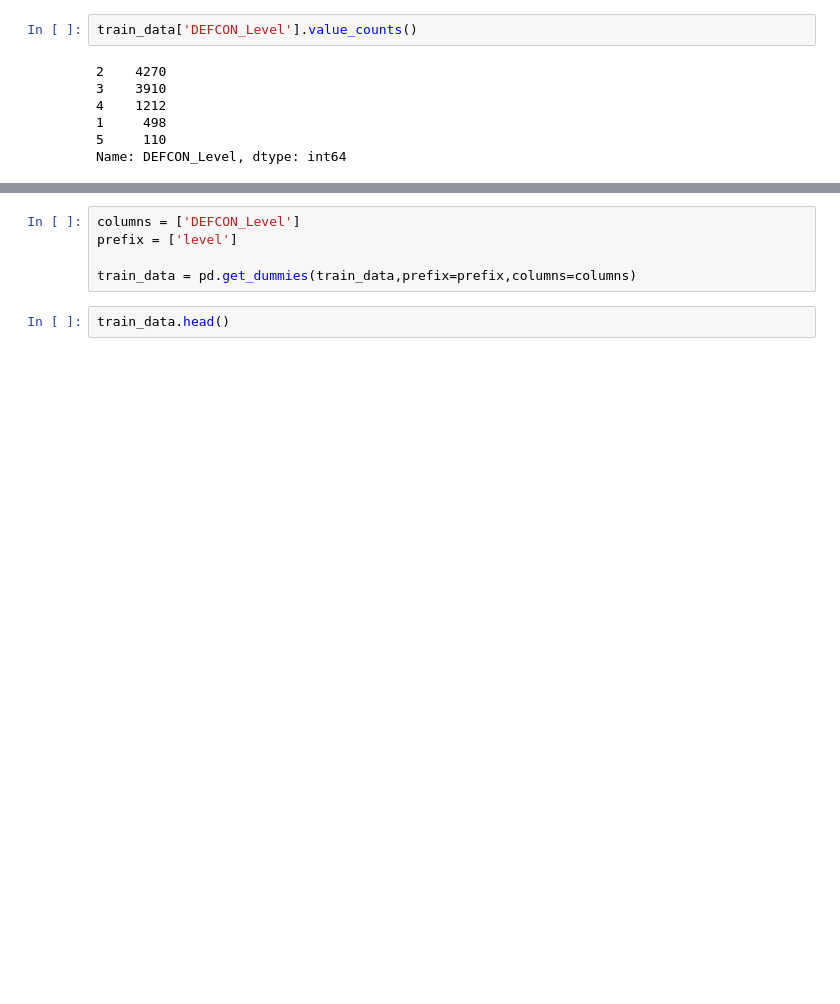
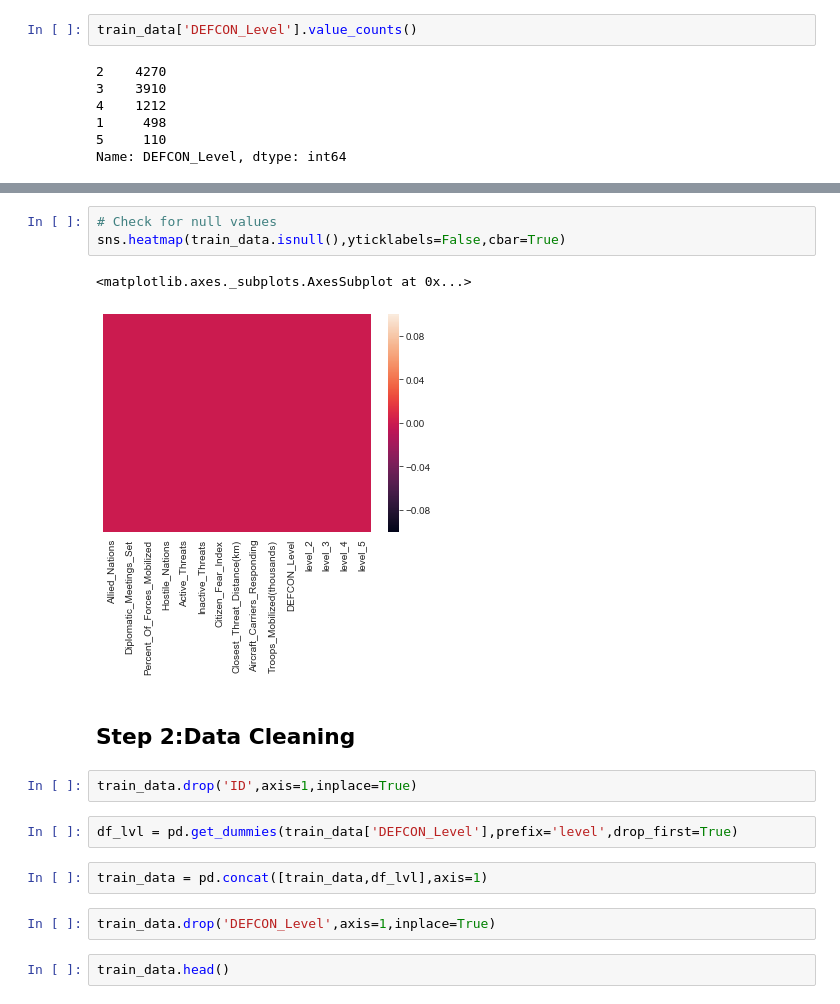
Before and after one commit to EdwinWalela/Datascience-and-Machine-Learning, a Jupyter notebook: DEFCON/Data analysis.ipynb, the cells around one changed output, grey strips where cells are left out. Drawn from its saved outputs; the diff is of its cells as text; blank space fills up the shorter version.

```diff
--- a/DEFCON/Data analysis.ipynb
+++ b/DEFCON/Data analysis.ipynb
@@ -74,8 +74,19 @@ sns.distplot(train_data['DEFCON_Level'])
-# %%
-columns = ['DEFCON_Level']
-prefix = ['level']
-
-train_data = pd.get_dummies(train_data,prefix=prefix,columns=columns)
+# %%
+# Check for null values
+sns.heatmap(train_data.isnull(),yticklabels=False,cbar=True)
+# %% [output]
+<matplotlib.axes._subplots.AxesSubplot at 0x...>
+[figure, added]
+# %% [markdown]
+## Step 2:Data Cleaning
+# %%
+train_data.drop('ID',axis=1,inplace=True)
+# %%
+df_lvl = pd.get_dummies(train_data['DEFCON_Level'],prefix='level',drop_first=True)
+# %%
+train_data = pd.concat([train_data,df_lvl],axis=1)
+# %%
+train_data.drop('DEFCON_Level',axis=1,inplace=True)
 # %%
 train_data.head()
 # %% [output]
```
Also changed, not shown: parts of 19 cells of this notebook.
